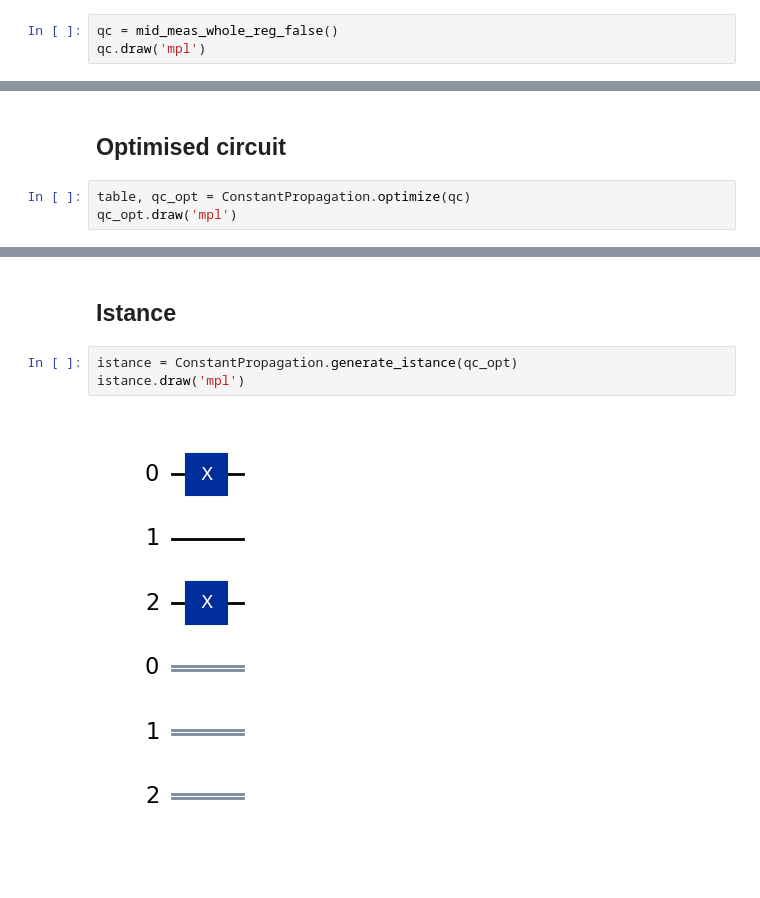
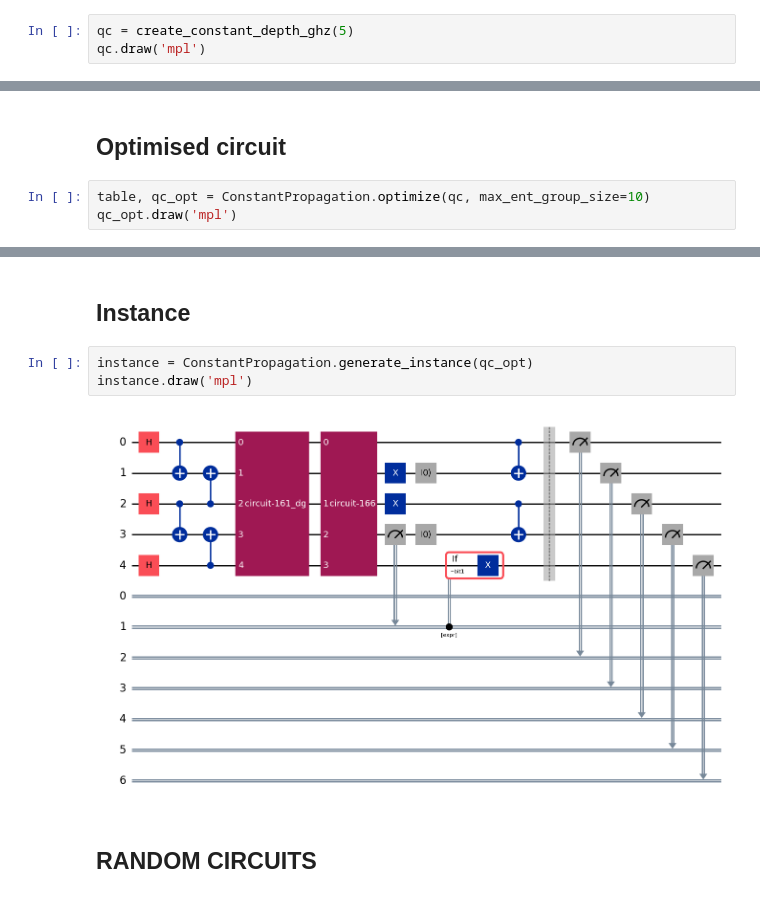
Before and after one commit to i2-tum/pcm-ccop-dc-pass, a Jupyter notebook: src/test.ipynb, the cells around one changed output, grey strips where cells are left out. Cells and saved outputs as stored; diff of their text form.

```diff
--- a/src/test.ipynb
+++ b/src/test.ipynb
@@ -79,6 +141,6 @@ def mid_meas_whole_reg_false():
 # %% [markdown]
 ## Initial circuit
 # %%
-qc = mid_meas_whole_reg_false()
+qc = create_constant_depth_ghz(5)
 qc.draw('mpl')
 # %% [output]
@@ -86,6 +148,6 @@ qc.draw('mpl')
 # %% [markdown]
 ## Optimised circuit
 # %%
-table, qc_opt = ConstantPropagation.optimize(qc)
+table, qc_opt = ConstantPropagation.optimize(qc, max_ent_group_size=10)
 qc_opt.draw('mpl')
 # %% [output]
@@ -93,7 +177,9 @@ qc_opt.draw('mpl')
 # %% [markdown]
-## Istance
+## Instance
 # %%
-istance = ConstantPropagation.generate_istance(qc_opt)
-istance.draw('mpl')
+instance = ConstantPropagation.generate_instance(qc_opt)
+instance.draw('mpl')
 # %% [output]
-[figure, old version]
+[figure, new version]
+# %% [markdown]
+## RANDOM CIRCUITS
```
Also changed, not shown: parts of 10 cells of this notebook, 2 other files.
